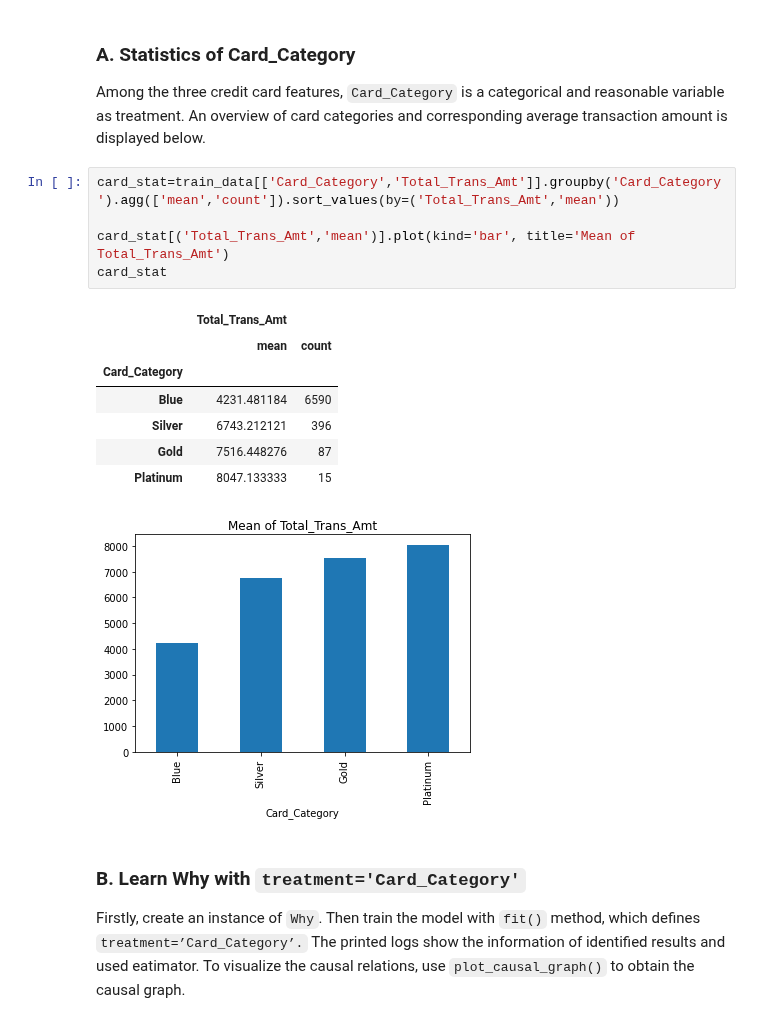
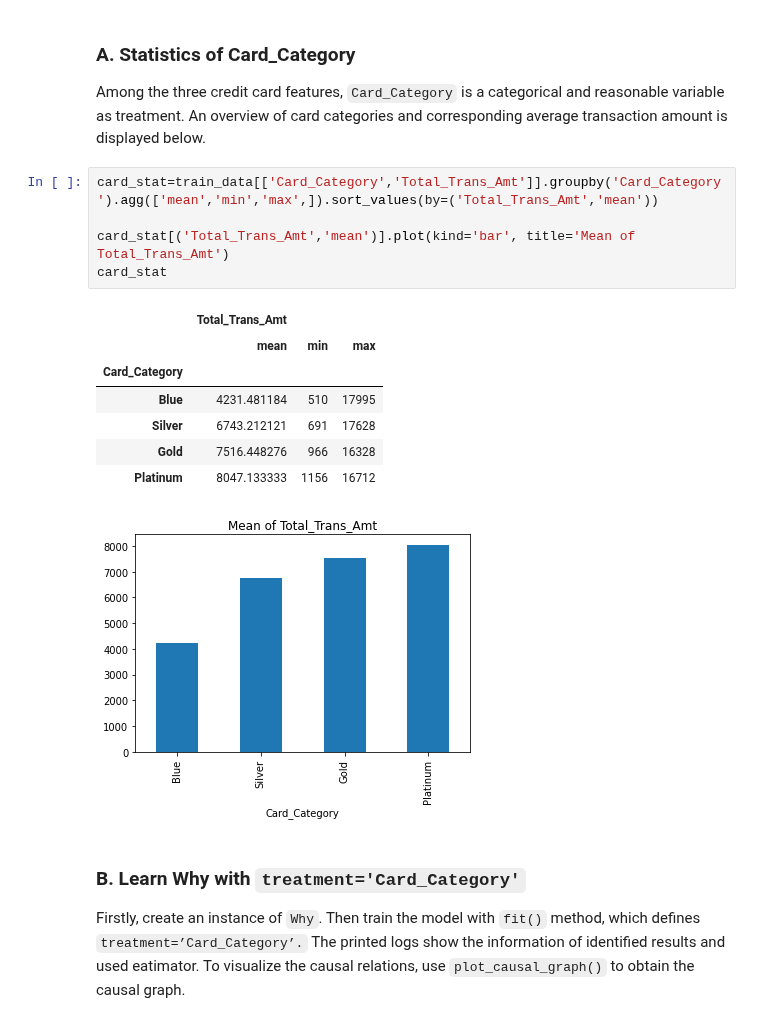
Before and after one commit to DataCanvasIO/YLearn, a Jupyter notebook: example_usages/case_study_bank.ipynb, the cells around one changed output. Cells and saved outputs as stored; diff of their text form.

```diff
--- a/example_usages/case_study_bank.ipynb
+++ b/example_usages/case_study_bank.ipynb
@@ -80,18 +80,18 @@ test_data:  (3039, 10)
 
 Among the three credit card features, `Card_Category` is a categorical and reasonable variable as treatment. An overview of card categories and corresponding average transaction amount is displayed below.
 # %%
-card_stat=train_data[['Card_Category','Total_Trans_Amt']].groupby('Card_Category').agg(['mean','count']).sort_values(by=('Total_Trans_Amt','mean'))
+card_stat=train_data[['Card_Category','Total_Trans_Amt']].groupby('Card_Category').agg(['mean','min','max',]).sort_values(by=('Total_Trans_Amt','mean'))
 
 card_stat[('Total_Trans_Amt','mean')].plot(kind='bar', title='Mean of Total_Trans_Amt')
 card_stat
 # %% [output]
-|  | Total_Trans_Amt |  |
-|  | mean | count |
-| Card_Category |  |  |
-| Blue | 4231.481184 | 6590 |
-| Silver | 6743.212121 | 396 |
-| Gold | 7516.448276 | 87 |
-| Platinum | 8047.133333 | 15 |
+|  | Total_Trans_Amt |  |  |
+|  | mean | min | max |
+| Card_Category |  |  |  |
+| Blue | 4231.481184 | 510 | 17995 |
+| Silver | 6743.212121 | 691 | 17628 |
+| Gold | 7516.448276 | 966 | 16328 |
+| Platinum | 8047.133333 | 1156 | 16712 |
 [figure]
 # %% [markdown]
 ### B. Learn Why with `treatment='Card_Category'`
```
Also changed, not shown: parts of 4 cells of this notebook.
